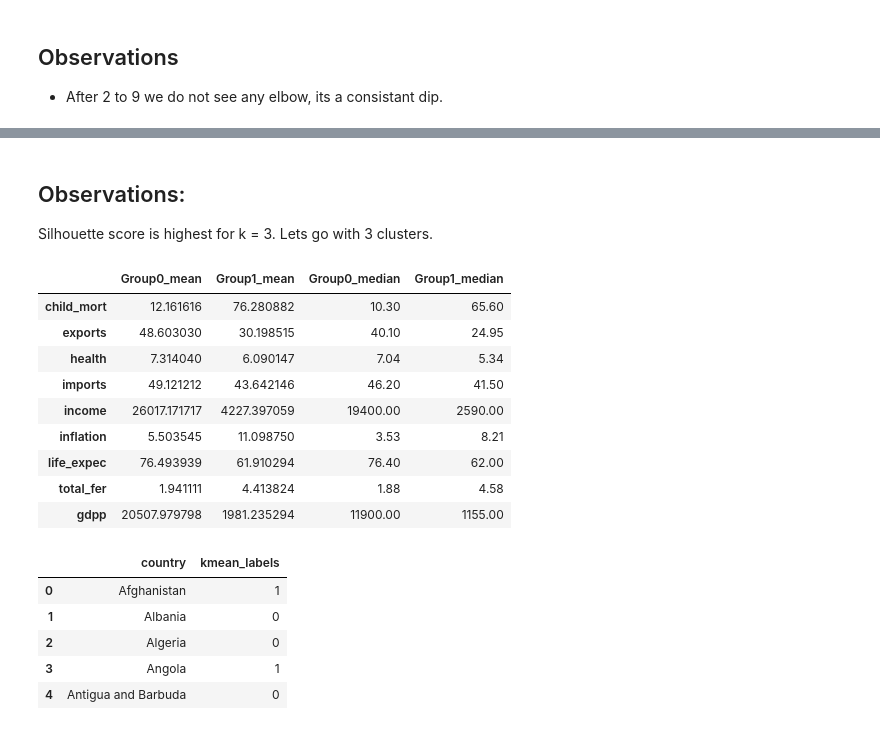
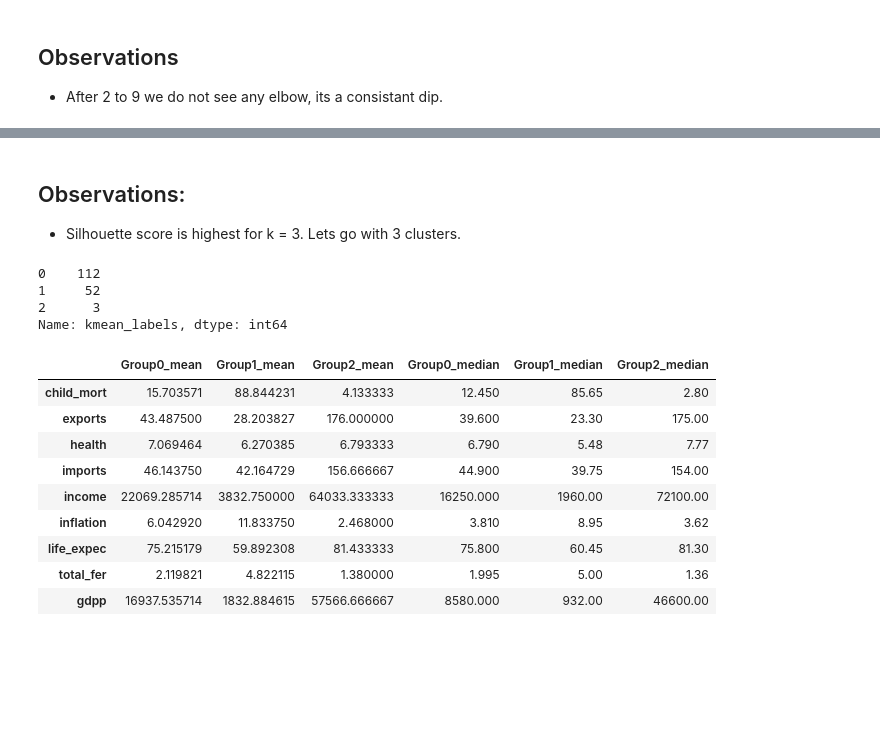
Before and after one commit to The-DigitalAcademy/Country_Clustering_Project, a Jupyter notebook: country.ipynb, the cells around one changed output, grey strips where cells are left out. Saved outputs shown, nothing was run; the diff lists cells and outputs as text; code cells hidden in the pictures; blank space fills up the shorter version.

```diff
--- a/country.ipynb
+++ b/country.ipynb
@@ -62,0 +112,5 @@ pandas.core.frame.DataFrame
+# %%
+data_without_country = df.drop(columns=["country"])
+plt.figure(figsize=(10, 10))
+sns.heatmap(data_without_country.corr(), annot=True, cmap="YlGnBu")
+plt.show()
@@ -135,0 +142,7 @@ Name: kmean_labels, dtype: int64
+# %%
+data_for_clustering = data_without_country.drop(columns=["gdpp"])
+
+# Scaling the data and storing it in a new dataframe
+scaler = StandardScaler()
+data_scaled = pd.DataFrame(scaler.fit_transform(data_for_clustering), columns=data_for_clustering.columns)
+data_scaled.head()
@@ -176,34 +195,48 @@ plt.show()
 # %% [markdown]
 ## Observations:
-Silhouette score is highest for k = 3. Lets go with 3 clusters.
+- Silhouette score is highest for k = 3. Lets go with 3 clusters.
+# %%
+
+data_scaled_copy = data_scaled.copy()
+
+# Perform K-means clustering on 'data_scaled'
+kmeans = KMeans(n_clusters=3)
+kmeans.fit(data_scaled)
+
+# Add predicted labels to 'data_scaled_copy'
+data_scaled_copy["kmean_labels"] = kmeans.predict(data_scaled)
+# %%
+kmeans = KMeans(n_clusters=3, random_state=1)
+kmeans.fit(data_scaled)
+
+# Adding predicted Labels to scaled data and original data
+data_scaled_copy["kmean_labels"] = kmeans.predict(data_scaled)
+data_without_country["kmean_labels"] = kmeans.predict(data_scaled)
+
+data_without_country["kmean_labels"].value_counts()
+# %% [output]
+0    112
+1     52
+2      3
+Name: kmean_labels, dtype: int64
 # %%
-# getting mean and median for each variable in the dataset
-mean = df.groupby("kmean_labels").mean()
-median = df.groupby("kmean_labels").median()
+
+# Lets get mean and median for each variable in the dataset
+mean = data_without_country.groupby("kmean_labels").mean()
+median = data_without_country.groupby("kmean_labels").median()
 
 # Creating dataframe with means and medians
 df_kmeans = pd.concat([mean, median], axis=0)
-df_kmeans.index = ["Group0_mean", "Group1_mean", "Group0_median", "Group1_median"]
+df_kmeans.index = ["Group0_mean", "Group1_mean", "Group2_mean", "Group0_median", "Group1_median", "Group2_median"]
 df_kmeans.T
 # %% [output]
-|  | Group0_mean | Group1_mean | Group0_median | Group1_median |
-| child_mort | 12.161616 | 76.280882 | 10.30 | 65.60 |
-| exports | 48.603030 | 30.198515 | 40.10 | 24.95 |
-| health | 7.314040 | 6.090147 | 7.04 | 5.34 |
-| imports | 49.121212 | 43.642146 | 46.20 | 41.50 |
-| income | 26017.171717 | 4227.397059 | 19400.00 | 2590.00 |
-| inflation | 5.503545 | 11.098750 | 3.53 | 8.21 |
-| life_expec | 76.493939 | 61.910294 | 76.40 | 62.00 |
-| total_fer | 1.941111 | 4.413824 | 1.88 | 4.58 |
-| gdpp | 20507.979798 | 1981.235294 | 11900.00 | 1155.00 |
+|  | Group0_mean | Group1_mean | Group2_mean | Group0_median | Group1_median | Group2_median |
+| child_mort | 15.703571 | 88.844231 | 4.133333 | 12.450 | 85.65 | 2.80 |
+| exports | 43.487500 | 28.203827 | 176.000000 | 39.600 | 23.30 | 175.00 |
+| health | 7.069464 | 6.270385 | 6.793333 | 6.790 | 5.48 | 7.77 |
+| imports | 46.143750 | 42.164729 | 156.666667 | 44.900 | 39.75 | 154.00 |
+| income | 22069.285714 | 3832.750000 | 64033.333333 | 16250.000 | 1960.00 | 72100.00 |
+| inflation | 6.042920 | 11.833750 | 2.468000 | 3.810 | 8.95 | 3.62 |
+| life_expec | 75.215179 | 59.892308 | 81.433333 | 75.800 | 60.45 | 81.30 |
+| total_fer | 2.119821 | 4.822115 | 1.380000 | 1.995 | 5.00 | 1.36 |
+| gdpp | 16937.535714 | 1832.884615 | 57566.666667 | 8580.000 | 932.00 | 46600.00 |
-# %%
-output= pd.DataFrame({'country': country.country,
-                       'kmean_labels': df["kmean_labels"]})
-output.head()
-# %% [output]
-|  | country | kmean_labels |
-| 0 | Afghanistan | 1 |
-| 1 | Albania | 0 |
-| 2 | Algeria | 0 |
-| 3 | Angola | 1 |
-| 4 | Antigua and Barbuda | 0 |
```
Also changed, not shown: parts of 34 cells of this notebook.
